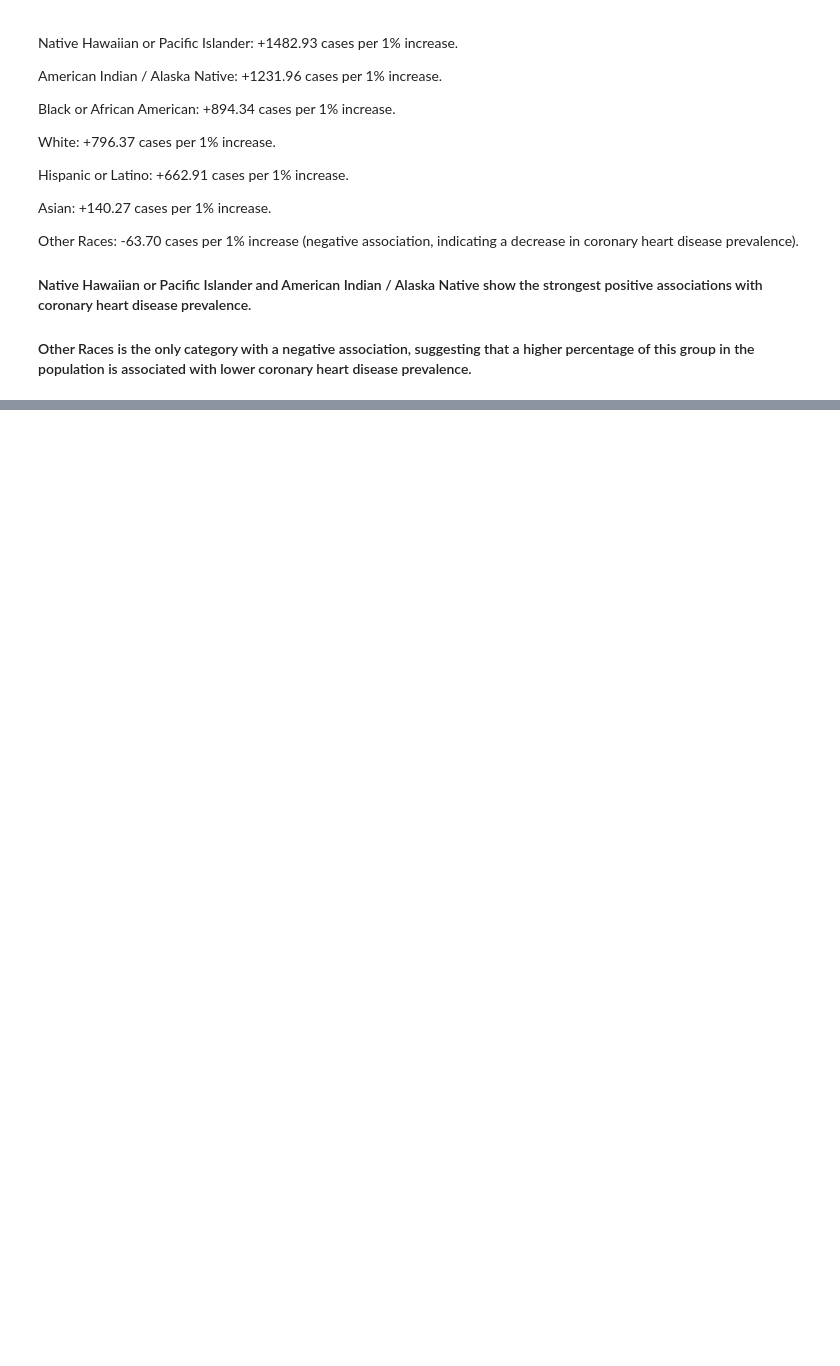
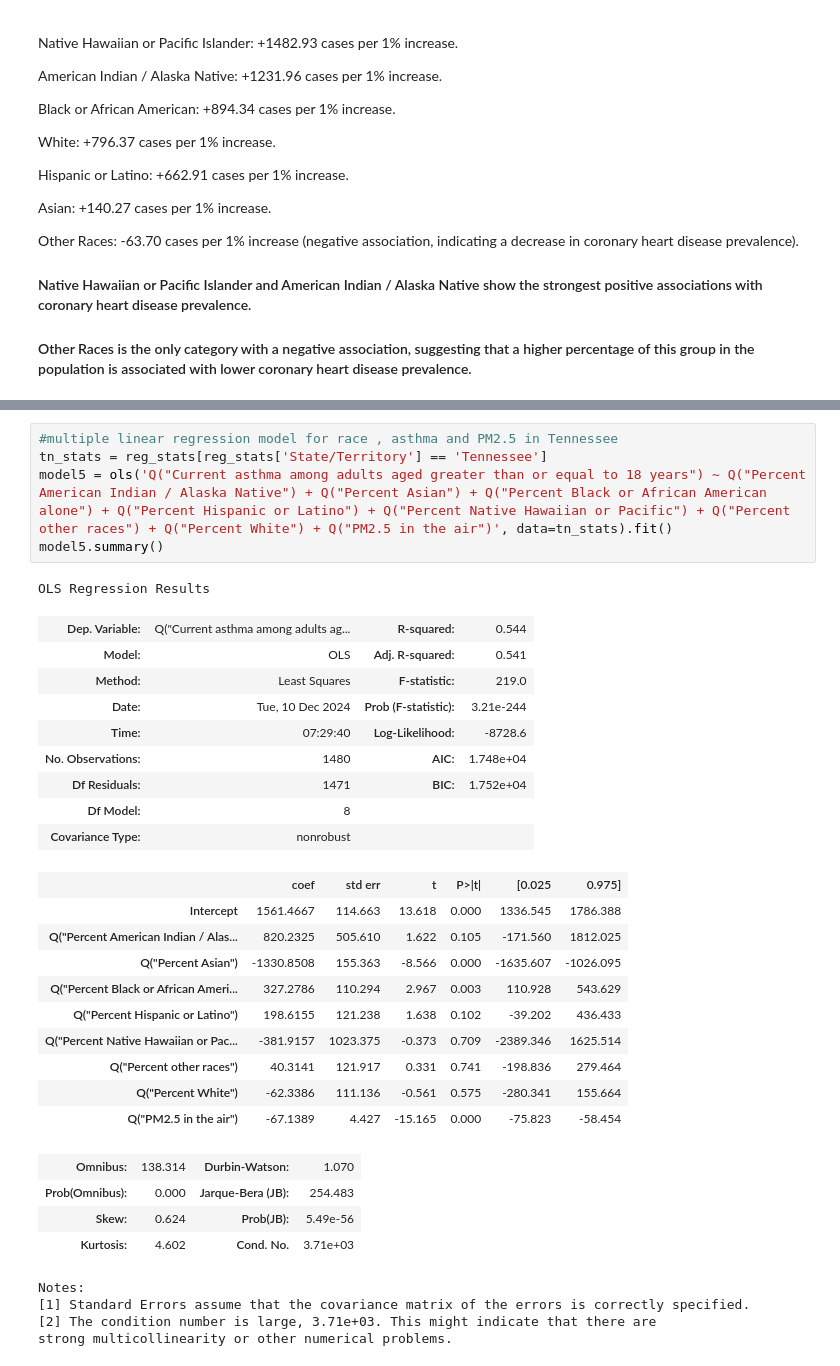
Before and after one commit to kassidimariah/Kassidis_Quality_Of_Life_Heatmaps, a Jupyter notebook: regression_analysis.ipynb, the cells around one changed output, grey strips where cells are left out. Saved outputs shown, nothing was run; the diff lists cells and outputs as text; blank space fills up the shorter version.

```diff
--- a/regression_analysis.ipynb
+++ b/regression_analysis.ipynb
@@ -440,0 +422,34 @@ Error:
+# %%
+#multiple linear regression model for race , asthma and PM2.5 in Tennessee
+tn_stats = reg_stats[reg_stats['State/Territory'] == 'Tennessee']
+model5 = ols('Q("Current asthma among adults aged greater than or equal to 18 years") ~ Q("Percent American Indian / Alaska Native") + Q("Percent Asian") + Q("Percent Black or African American alone") + Q("Percent Hispanic or Latino") + Q("Percent Native Hawaiian or Pacific") + Q("Percent other races") + Q("Percent White") + Q("PM2.5 in the air")', data=tn_stats).fit()
+model5.summary()
+# %% [output]
+OLS Regression Results
+| Dep. Variable: | Q("Current asthma among adults ag... | R-squared: | 0.544 |
+| Model: | OLS | Adj. R-squared: | 0.541 |
+| Method: | Least Squares | F-statistic: | 219.0 |
+| Date: | Tue, 10 Dec 2024 | Prob (F-statistic): | 3.21e-244 |
+| Time: | 07:29:40 | Log-Likelihood: | -8728.6 |
+| No. Observations: | 1480 | AIC: | 1.748e+04 |
+| Df Residuals: | 1471 | BIC: | 1.752e+04 |
+| Df Model: | 8 |  |  |
+| Covariance Type: | nonrobust |  |  |
+|  | coef | std err | t | P>|t| | [0.025 | 0.975] |
+| Intercept | 1561.4667 | 114.663 | 13.618 | 0.000 | 1336.545 | 1786.388 |
+| Q("Percent American Indian / Alas... | 820.2325 | 505.610 | 1.622 | 0.105 | -171.560 | 1812.025 |
+| Q("Percent Asian") | -1330.8508 | 155.363 | -8.566 | 0.000 | -1635.607 | -1026.095 |
+| Q("Percent Black or African Ameri... | 327.2786 | 110.294 | 2.967 | 0.003 | 110.928 | 543.629 |
+| Q("Percent Hispanic or Latino") | 198.6155 | 121.238 | 1.638 | 0.102 | -39.202 | 436.433 |
+| Q("Percent Native Hawaiian or Pac... | -381.9157 | 1023.375 | -0.373 | 0.709 | -2389.346 | 1625.514 |
+| Q("Percent other races") | 40.3141 | 121.917 | 0.331 | 0.741 | -198.836 | 279.464 |
+| Q("Percent White") | -62.3386 | 111.136 | -0.561 | 0.575 | -280.341 | 155.664 |
+| Q("PM2.5 in the air") | -67.1389 | 4.427 | -15.165 | 0.000 | -75.823 | -58.454 |
+| Omnibus: | 138.314 | Durbin-Watson: | 1.070 |
+| Prob(Omnibus): | 0.000 | Jarque-Bera (JB): | 254.483 |
+| Skew: | 0.624 | Prob(JB): | 5.49e-56 |
+| Kurtosis: | 4.602 | Cond. No. | 3.71e+03 |
+Notes:
+[1] Standard Errors assume that the covariance matrix of the errors is correctly specified.
+[2] The condition number is large, 3.71e+03. This might indicate that there are
+strong multicollinearity or other numerical problems.
```
Also changed, not shown: parts of 18 cells of this notebook, 1 other file.
